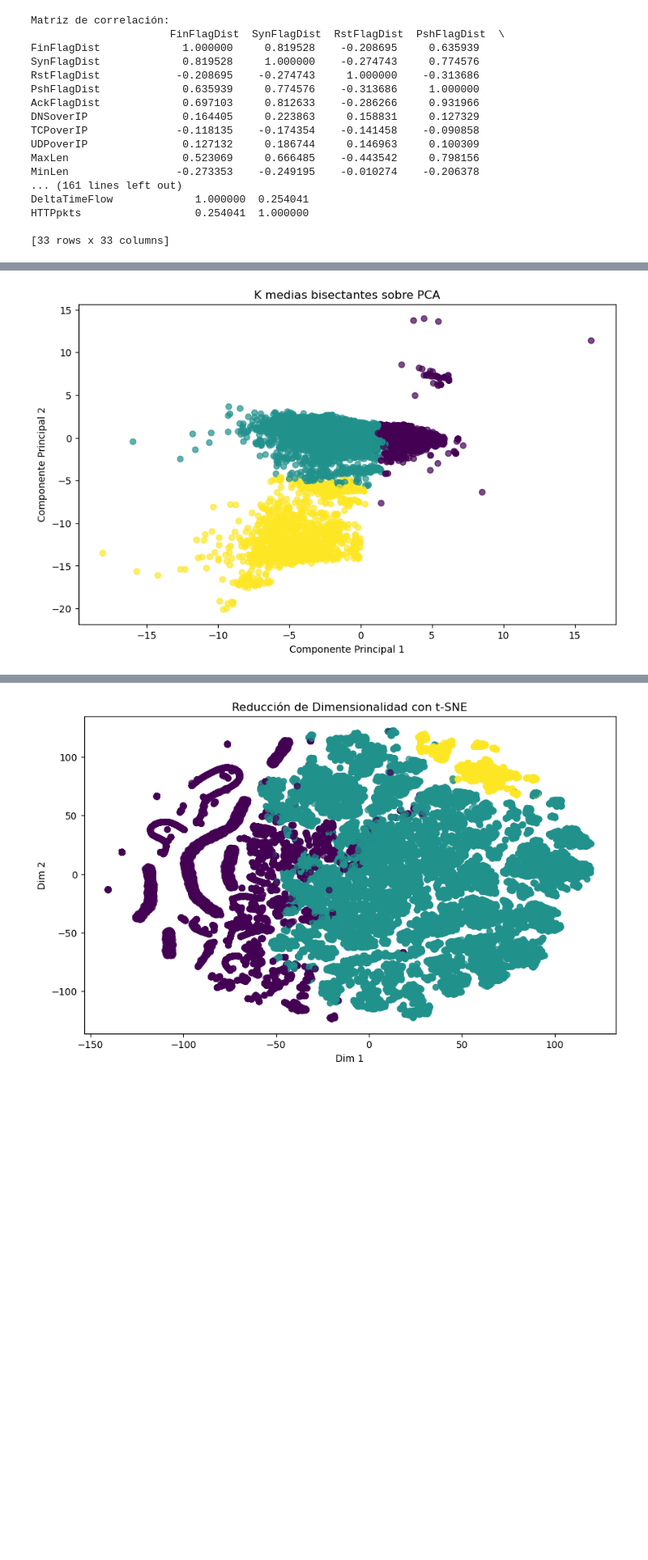
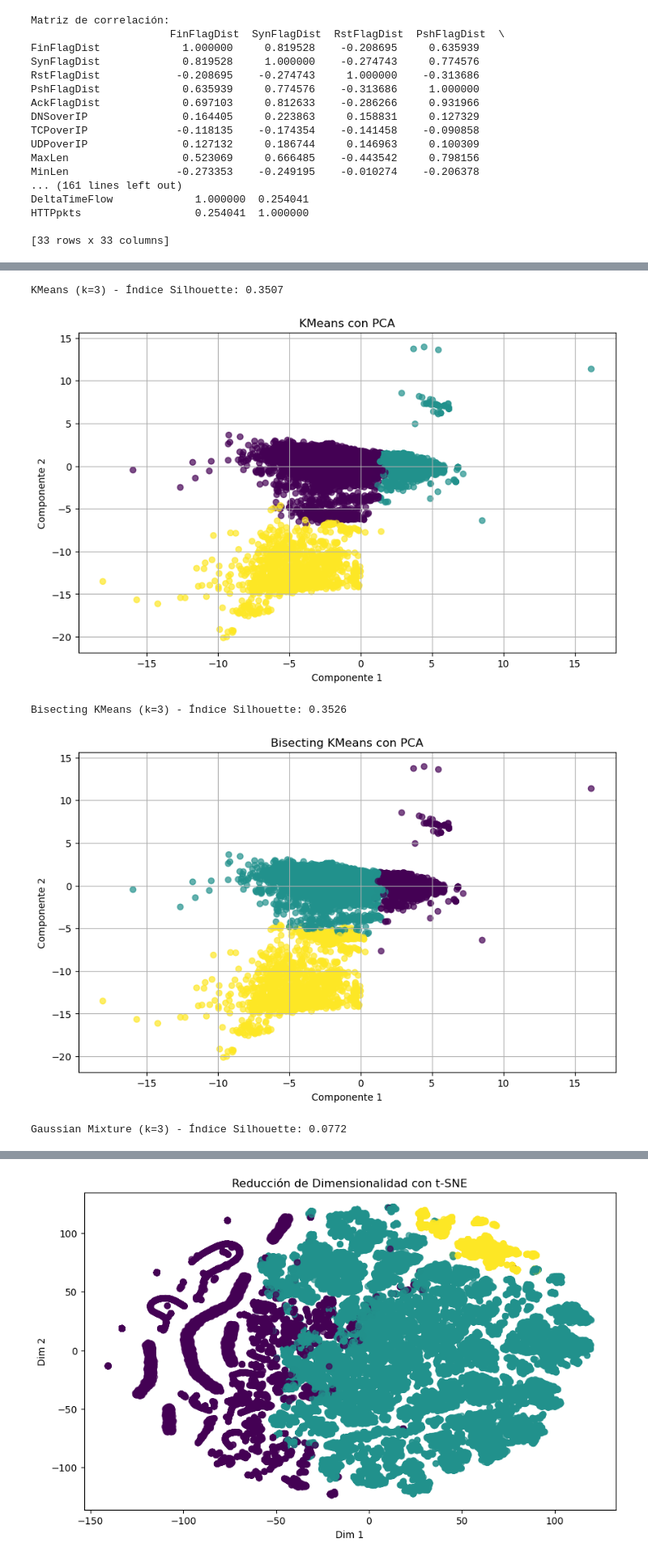
Before and after one commit to SAElizondoR/network-anomaly-detection, a Jupyter notebook: 03_ml.ipynb, the cells around one changed output, grey strips where cells are left out. Shown: that part at 81% size. Saved outputs shown, nothing was run; the diff lists cells and outputs as text; code cells hidden in the pictures; blank space fills up the shorter version.

```diff
--- a/03_ml.ipynb
+++ b/03_ml.ipynb
@@ -138,0 +92,26 @@ HTTPpkts: 0.0018
+# %%
+# Evaluadores
+multi_evaluator = MulticlassClassificationEvaluator(labelCol='label',
+    predictionCol='prediction')
+binary_evaluator = BinaryClassificationEvaluator(labelCol='label',
+    rawPredictionCol='prediction')
+
+# Clasificadores
+classifiers = {
+    "Decision Tree": DecisionTreeClassifier(featuresCol='features',
+        labelCol='label'),
+    "Random Forest": RandomForestClassifier(featuresCol='features',
+        labelCol='label', numTrees=100)
+}
+
+for name, clf in classifiers.items():
+    model = clf.fit(train_data)
+    accuracy = multi_evaluator.evaluate(model.transform(test_data),
+        {multi_evaluator.metricName: 'accuracy'})
+    auc = binary_evaluator.evaluate(model.transform(test_data),
+        {binary_evaluator.metricName: 'areaUnderROC'})
+    print(f"{name} - Exactitud: {accuracy:.2f}, AUC: {auc:.2f}")
+
+    print("Importancia de las características:")
+    for feature, importance in zip(feature_columns, model.featureImportances):
+        print(f"{feature}: {importance:.4f}")
@@ -194,14 +163,21 @@ Centroides de Bisecting K-Means: [array([-0.92495601, -1.16504595,  0.78466991,
-# %%
-# Análisis de componentes principales para graficar los agrupamientos
-pca = PCA(k=2, inputCol='features', outputCol='pcaFeatures')
-
-pca_transformed = pca.fit(df_features).transform(df_features)
-
-pca_result = np.array(pca_transformed.select('pcaFeatures').rdd.map(
-    lambda x: x[0]).collect())
-cluster_labels = np.array(bkm_predictions.select('prediction').rdd.flatMap(
-    lambda x: x).collect())
-plot_results(pca_result, cluster_labels, "K medias bisectantes sobre PCA",
-    "Componente Principal 1", "Componente Principal 2")
-# %% [output]
-[figure, removed]
+# %%
+# Agrupamientos
+k = 3
+clustering_models = {
+    "KMeans": KMeans(k=k, featuresCol='features', maxIter=10),
+    "Bisecting KMeans": BisectingKMeans(k=k, featuresCol='features',
+        maxIter=10),
+    "Gaussian Mixture": GaussianMixture(k=k, featuresCol='features')
+}
+
+results = {}
+for name, model in clustering_models.items():
+    silhouette = evaluate_clustering(model.fit(df_features), df_features,
+        feature_columns, k, method_name=name)
+    results[name] = silhouette
+# %% [output]
+KMeans (k=3) - Índice Silhouette: 0.3507
+[figure, added]
+Bisecting KMeans (k=3) - Índice Silhouette: 0.3526
+[figure, added]
+Gaussian Mixture (k=3) - Índice Silhouette: 0.0772
```
Also changed, not shown: parts of 19 cells of this notebook.
